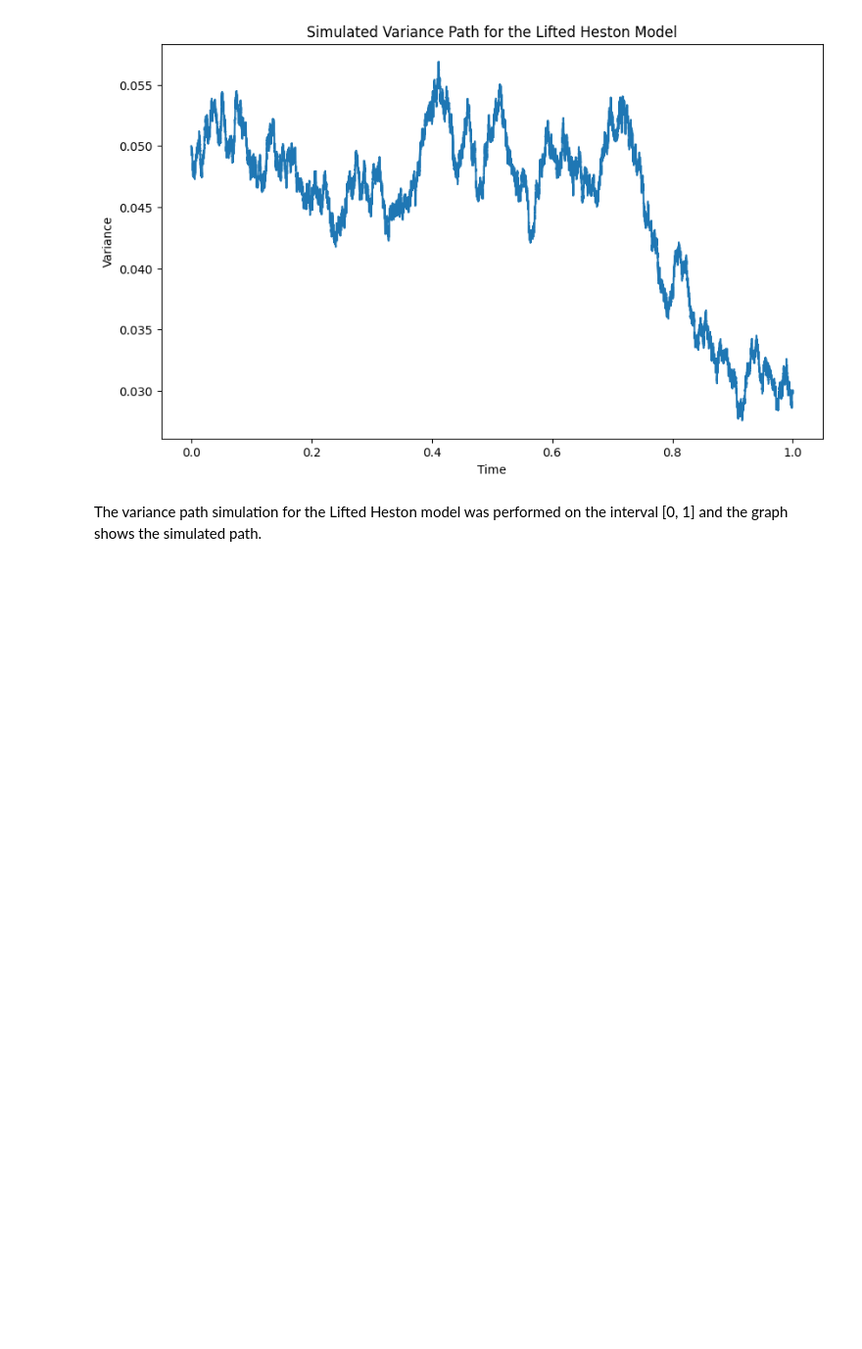
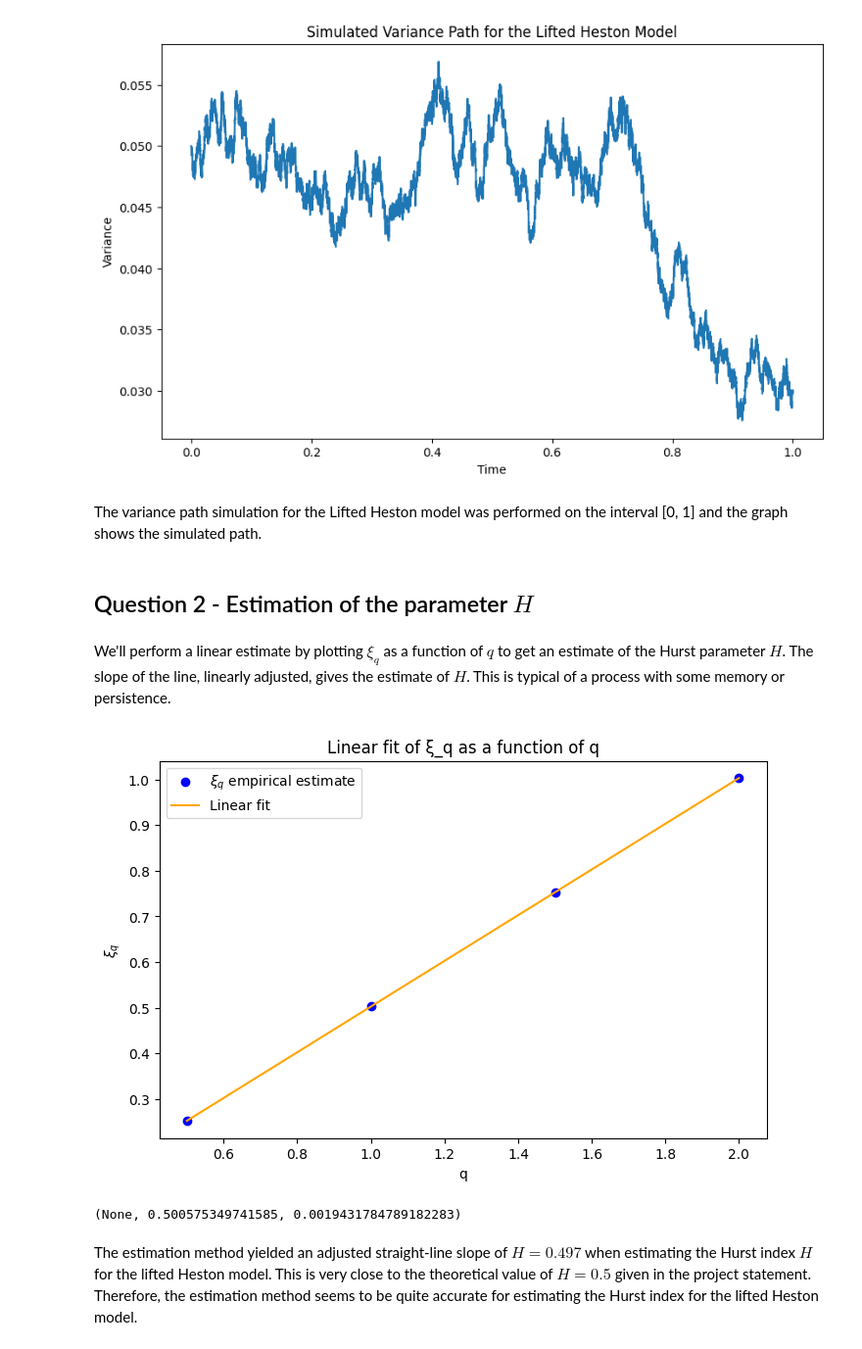
Before and after one commit to MathQuantLab/options-implied-volatility, a Jupyter notebook: options-implied-volatility.ipynb, the cells around one changed output. Shown at 98% size. Saved outputs shown, nothing was run; the diff lists cells and outputs as text; code cells hidden in the pictures; blank space fills up the shorter version.

Commit message:
Estimation of the parameter H

```diff
--- a/options-implied-volatility.ipynb
+++ b/options-implied-volatility.ipynb
@@ -98,3 +98,7 @@ plt.show()
 [figure]
 # %% [markdown]
 The variance path simulation for the Lifted Heston model was performed on the interval [0, 1] and the graph shows the simulated path.
+# %% [markdown]
+## Question 2 - Estimation of the parameter $H$
+# %% [markdown]
+We'll perform a linear estimate by plotting $\xi_q$ as a function of $q$ to get an estimate of the Hurst parameter $H$. The slope of the line, linearly adjusted, gives the estimate of $H$. This is typical of a process with some memory or persistence.
@@ -100,0 +136,24 @@ The variance path simulation for the Lifted Heston model was performed on the in
+# %%
+# Convert the slopes (ξ_q) and moment orders (qs) to numpy arrays for linear regression
+xi_q = np.array(slopes)
+qs_array = np.array(qs)
+
+# Perform linear regression to estimate H
+reg = LinearRegression().fit(qs_array.reshape(-1, 1), xi_q)
+H_final_estimate = reg.coef_[0]
+H_final_estimate_intercept = reg.intercept_
+
+# Plot the linear fit
+plt.figure(figsize=(8, 5))
+plt.scatter(qs, xi_q, color='blue', label=r'$\xi_q$ empirical estimate')
+plt.plot(qs, reg.predict(qs_array.reshape(-1, 1)), color='orange', label='Linear fit')
+plt.title('Linear fit of ξ_q as a function of q')
+plt.xlabel('q')
+plt.ylabel(r'$\xi_q$')
+plt.legend()
+plt.show(), H_final_estimate, H_final_estimate_intercept
+# %% [output]
+[figure, added]
+(None, 0.500575349741585, 0.0019431784789182283)
+# %% [markdown]
+The estimation method yielded an adjusted straight-line slope of $H = 0.497$ when estimating the Hurst index $H$ for the lifted Heston model. This is very close to the theoretical value of $H = 0.5$ given in the project statement. Therefore, the estimation method seems to be quite accurate for estimating the Hurst index for the lifted Heston model.
```
Also changed, not shown: parts of 1 cell of this notebook.
